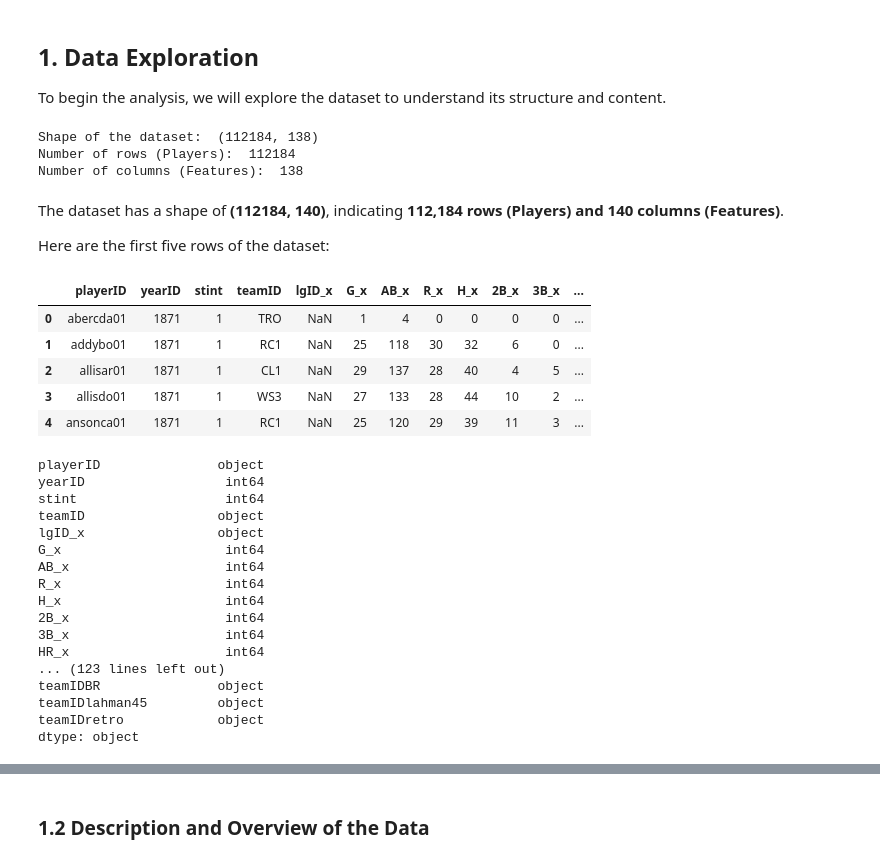
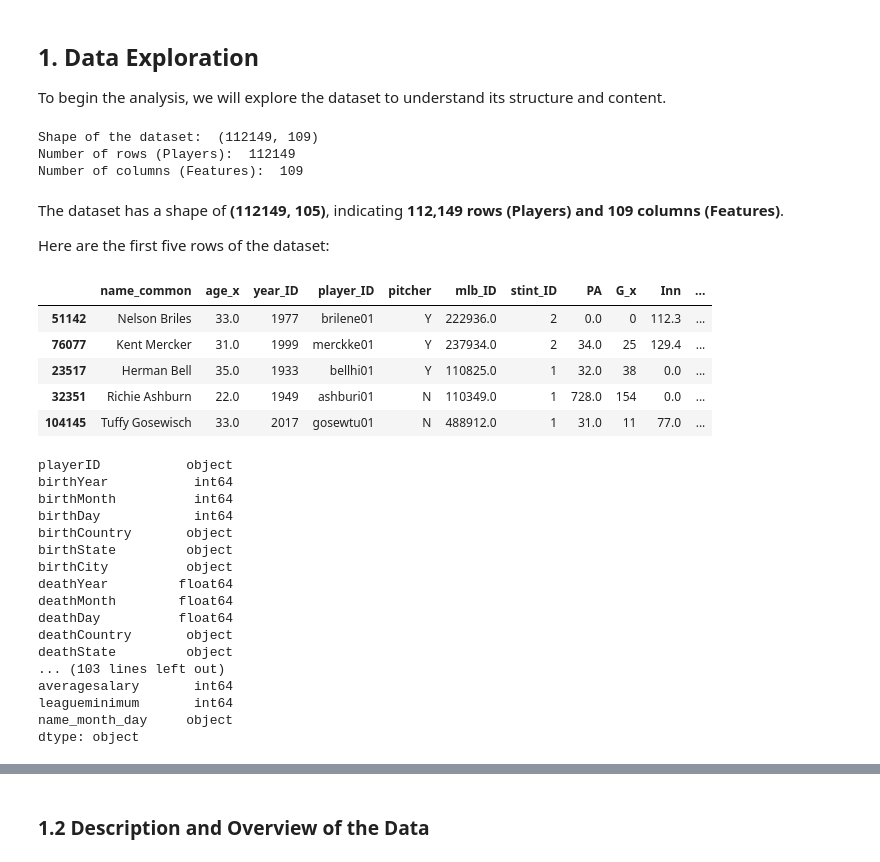
Before and after one commit to MemoGJ/Hector_G_Capstone, a Jupyter notebook: Week_2_Data_Preprocessing.ipynb, the cells around one changed output, grey strips where cells are left out. Drawn from its saved outputs; the diff is of its cells as text; code cells hidden in the pictures.

Commit message:
Dataset ready for EDA

```diff
--- a/Week_2_Data_Preprocessing.ipynb
+++ b/Week_2_Data_Preprocessing.ipynb
@@ -27,51 +32,51 @@ import seaborn as sns
 To begin the analysis, we will explore the dataset to understand its structure and content.
 # %%
 # Load Dataset
-raw_df = pd.read_csv('Raw datasets/batting_war_people_teams.csv')
+raw_df = pd.read_csv("pre_datasets/war_batting_people_teams_salaries_pre.csv")
 # %%
 # Shape of the dataset
 print('Shape of the dataset: ', raw_df.shape)
 print('Number of rows (Players): ', raw_df.shape[0])
 print('Number of columns (Features): ', raw_df.shape[1])
 # %% [output]
-Shape of the dataset:  (112184, 138)
-Number of rows (Players):  112184
-Number of columns (Features):  138
+Shape of the dataset:  (112149, 109)
+Number of rows (Players):  112149
+Number of columns (Features):  109
 # %% [markdown]
-The dataset has a shape of **(112184, 140)**, indicating __112,184 rows (Players) and 140 columns (Features)__.
+The dataset has a shape of **(112149, 105)**, indicating __112,149 rows (Players) and 109 columns (Features)__.
 
 Here are the first five rows of the dataset:
 # %%
 # First 5 rows of the dataset
 pd.set_option('display.max_columns', None)
 
-raw_df.head()
+raw_df.sample(5)
 # %% [output]
-|  | playerID | yearID | stint | teamID | lgID_x | G_x | AB_x | R_x | H_x | 2B_x | 3B_x | ... |
-| 0 | abercda01 | 1871 | 1 | TRO | NaN | 1 | 4 | 0 | 0 | 0 | 0 | ... |
-| 1 | addybo01 | 1871 | 1 | RC1 | NaN | 25 | 118 | 30 | 32 | 6 | 0 | ... |
-| 2 | allisar01 | 1871 | 1 | CL1 | NaN | 29 | 137 | 28 | 40 | 4 | 5 | ... |
-| 3 | allisdo01 | 1871 | 1 | WS3 | NaN | 27 | 133 | 28 | 44 | 10 | 2 | ... |
-| 4 | ansonca01 | 1871 | 1 | RC1 | NaN | 25 | 120 | 29 | 39 | 11 | 3 | ... |
+|  | name_common | age_x | year_ID | player_ID | pitcher | mlb_ID | stint_ID | PA | G_x | Inn | ... |
+| 51142 | Nelson Briles | 33.0 | 1977 | brilene01 | Y | 222936.0 | 2 | 0.0 | 0 | 112.3 | ... |
+| 76077 | Kent Mercker | 31.0 | 1999 | merckke01 | Y | 237934.0 | 2 | 34.0 | 25 | 129.4 | ... |
+| 23517 | Herman Bell | 35.0 | 1933 | bellhi01 | Y | 110825.0 | 1 | 32.0 | 38 | 0.0 | ... |
+| 32351 | Richie Ashburn | 22.0 | 1949 | ashburi01 | N | 110349.0 | 1 | 728.0 | 154 | 0.0 | ... |
+| 104145 | Tuffy Gosewisch | 33.0 | 2017 | gosewtu01 | N | 488912.0 | 1 | 31.0 | 11 | 77.0 | ... |
 # %%
-pd.set_option('display.max_columns', 20)
+pd.set_option('display.max_rows', 200)
 # Print all column names and their data types
 raw_df.dtypes
 # %% [output]
-playerID               object
-yearID                  int64
-stint                   int64
-teamID                 object
-lgID_x                 object
-G_x                     int64
-AB_x                    int64
-R_x                     int64
-H_x                     int64
-2B_x                    int64
-3B_x                    int64
-HR_x                    int64
-... (123 lines left out)
-teamIDBR               object
-teamIDlahman45         object
-teamIDretro            object
+playerID           object
+birthYear           int64
+birthMonth          int64
+birthDay            int64
+birthCountry       object
+birthState         object
+birthCity          object
+deathYear         float64
+deathMonth        float64
+deathDay          float64
+deathCountry       object
+deathState         object
+... (103 lines left out)
+averagesalary       int64
+leagueminimum       int64
+name_month_day     object
 dtype: object
```
Also changed, not shown: parts of 179 cells of this notebook, 21 other files.
